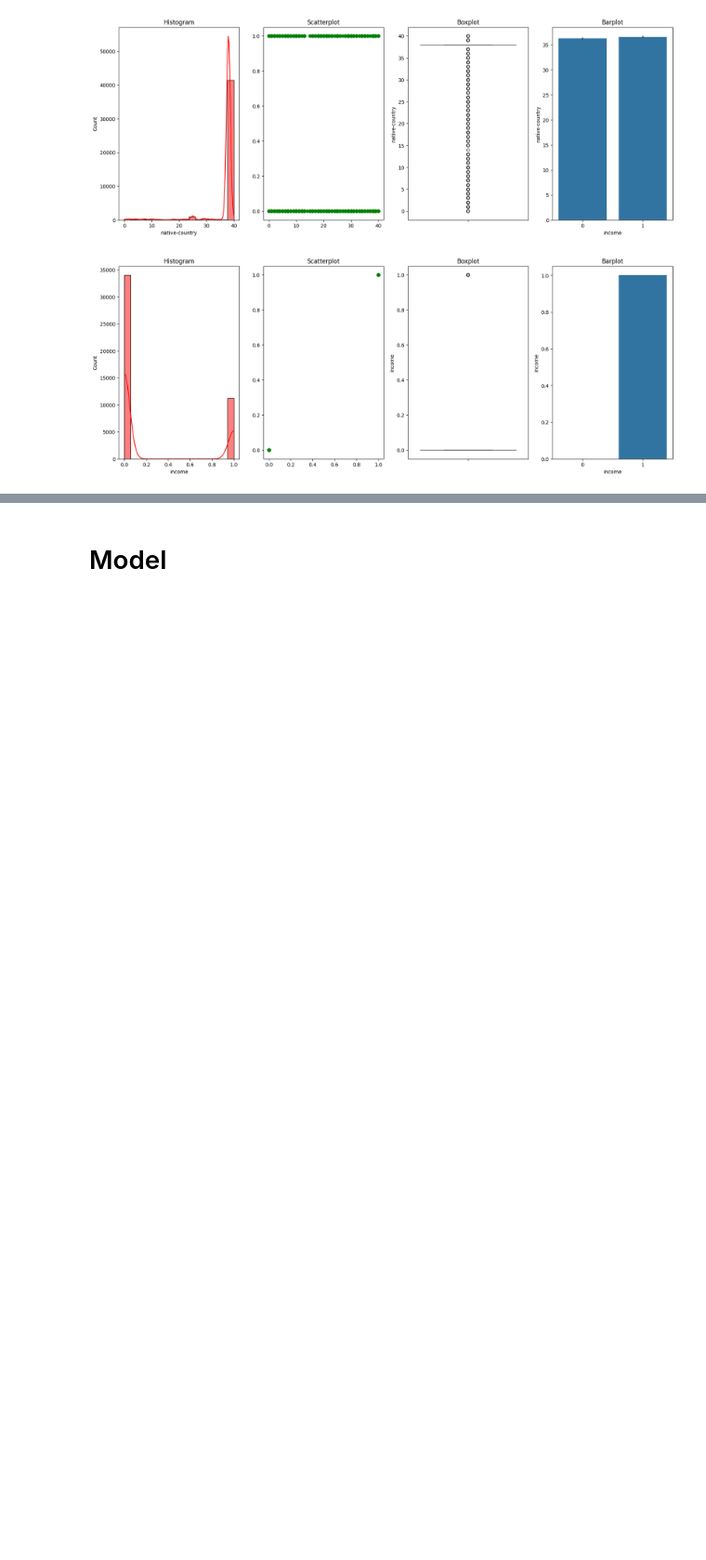
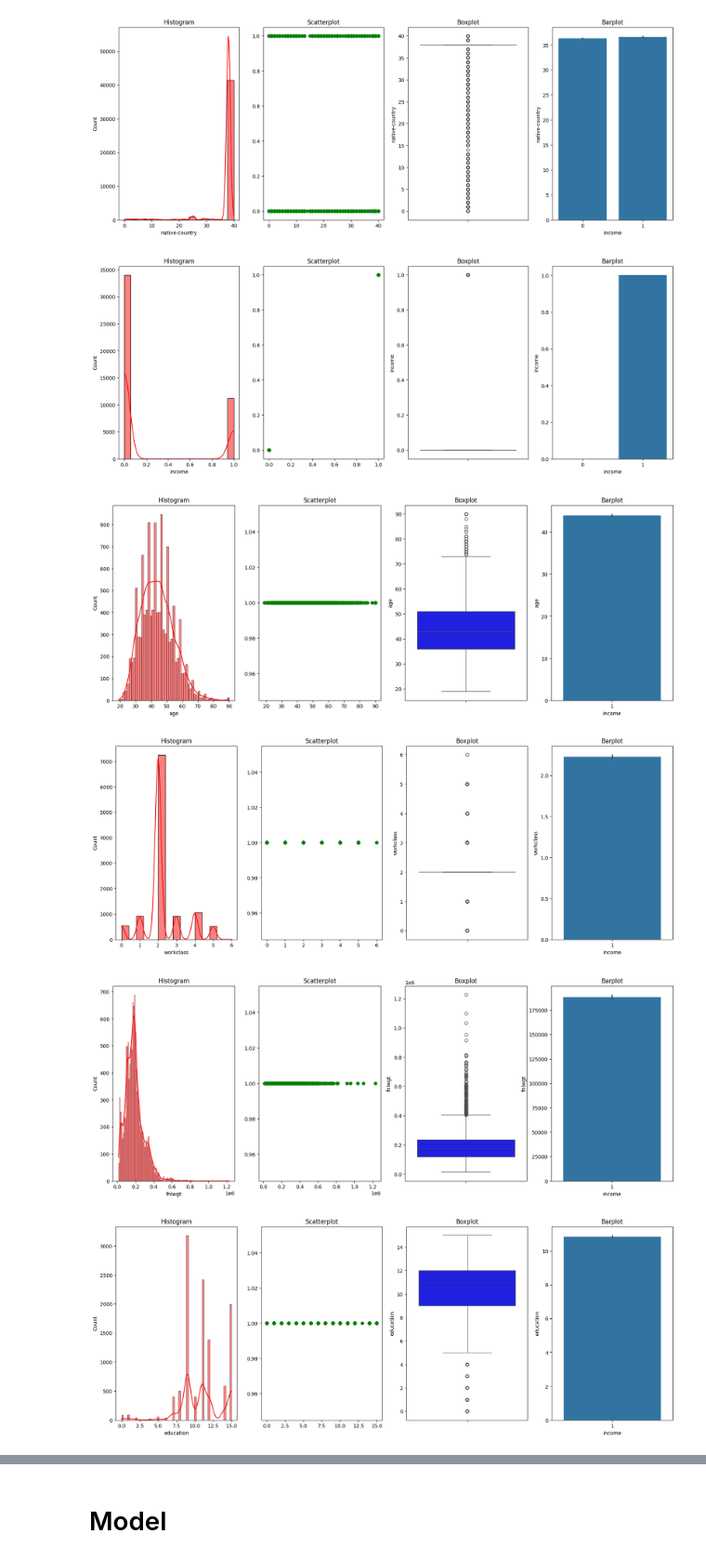
Before and after one commit to benedikt57/XAI, a Jupyter notebook: adult-income-k-nearest-neighbors-knn.ipynb, the cells around one changed output, grey strips where cells are left out. Shown at 93% size. Saved outputs shown, nothing was run; the diff lists cells and outputs as text; code cells hidden in the pictures; blank space fills up the shorter version.

```diff
--- a/adult-income-k-nearest-neighbors-knn.ipynb
+++ b/adult-income-k-nearest-neighbors-knn.ipynb
@@ -287,3 +304,5 @@ info.T
 | Unique | 74 | 7 | 26741 | 16 | 7 | 14 | 6 | 5 | 2 | ... |
 | Min | 17 | 0 | 13492 | 0 | 0 | 0 | 0 | 0 | 0 | ... |
 | Max | 90 | 6 | 1490400 | 15 | 6 | 13 | 5 | 4 | 1 | ... |
+# %%
+df1 = df1.drop_duplicates()
@@ -343,3 +381,12 @@ for col in df1:
 [figure]
 [figure]
 [figure]
+# %%
+df_income_gt_50k = df1[df1['income'] == 1]
+for col in df_income_gt_50k:
+    diagnostic_plots(df_income_gt_50k,col,'income')
+# %% [output]
+[figure, added]
+[figure, added]
+[figure, added]
+[figure, added]
```
Also changed, not shown: parts of 23 cells of this notebook.
